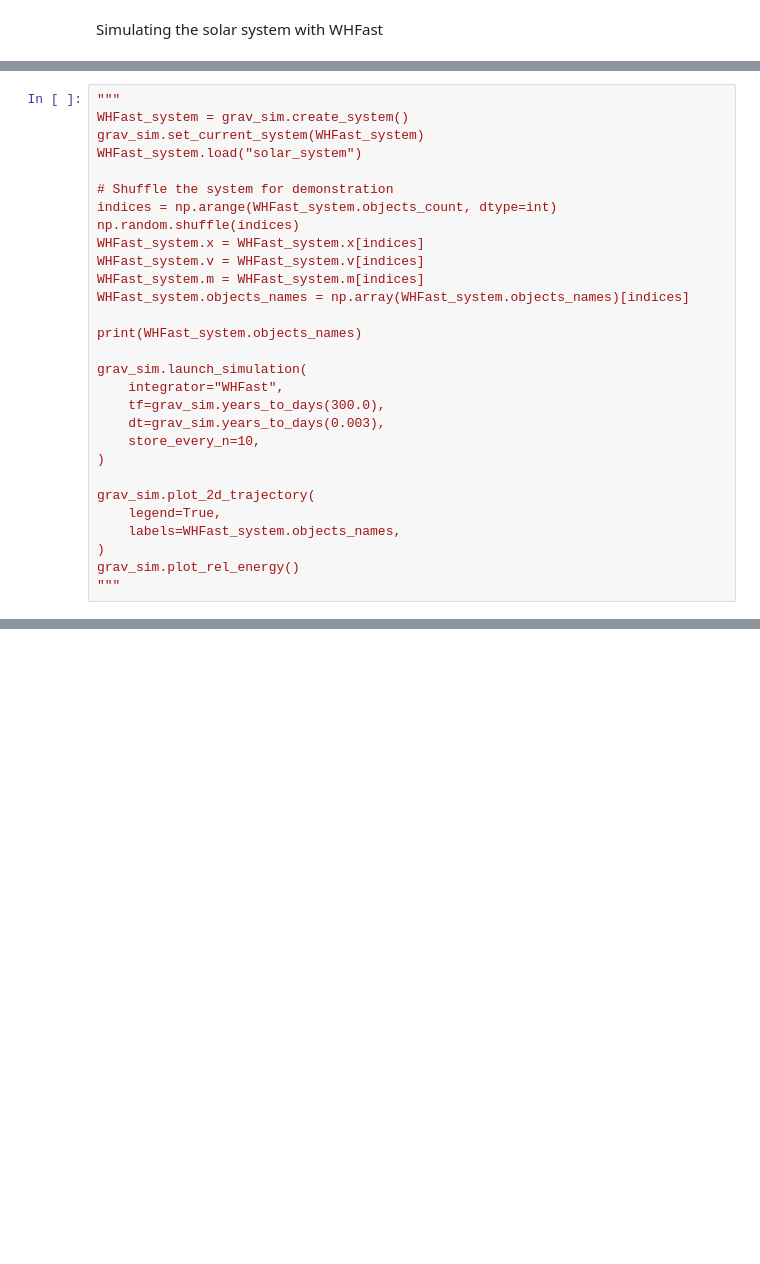
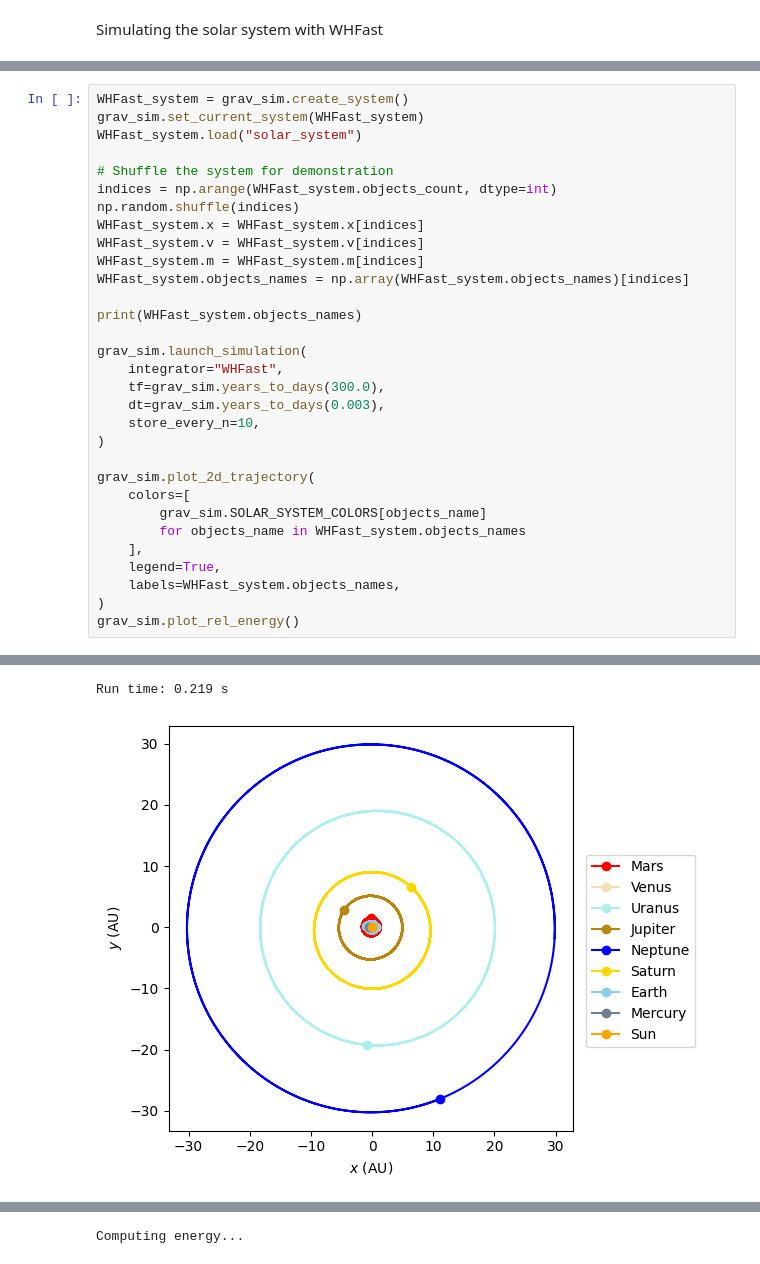
Before and after one commit to alvinng4/Gravity-Simulator, a Jupyter notebook: examples/tutorial.ipynb, the cells around one changed output, grey strips where cells are left out. Saved outputs shown, nothing was run; the diff lists cells and outputs as text; blank space fills up the shorter version.

```diff
--- a/examples/tutorial.ipynb
+++ b/examples/tutorial.ipynb
@@ -410,5 +409,4 @@ note that the program may get stuck.
 # %%
-"""
 WHFast_system = grav_sim.create_system()
 grav_sim.set_current_system(WHFast_system)
 WHFast_system.load("solar_system")
@@ -431,9 +429,12 @@ grav_sim.launch_simulation(
 )
 
 grav_sim.plot_2d_trajectory(
+    colors=[
+        grav_sim.SOLAR_SYSTEM_COLORS[objects_name]
+        for objects_name in WHFast_system.objects_names
+    ],
     legend=True,
     labels=WHFast_system.objects_names,
 )
 grav_sim.plot_rel_energy()
-"""
 # %% [output]
@@ -440,0 +463,2 @@ grav_sim.plot_rel_energy()
+Run time: 0.219 s
+[figure, added]
@@ -440,0 +466 @@ grav_sim.plot_rel_energy()
+Computing energy...
```
Also changed, not shown: parts of 11 cells of this notebook, 1 other file.
